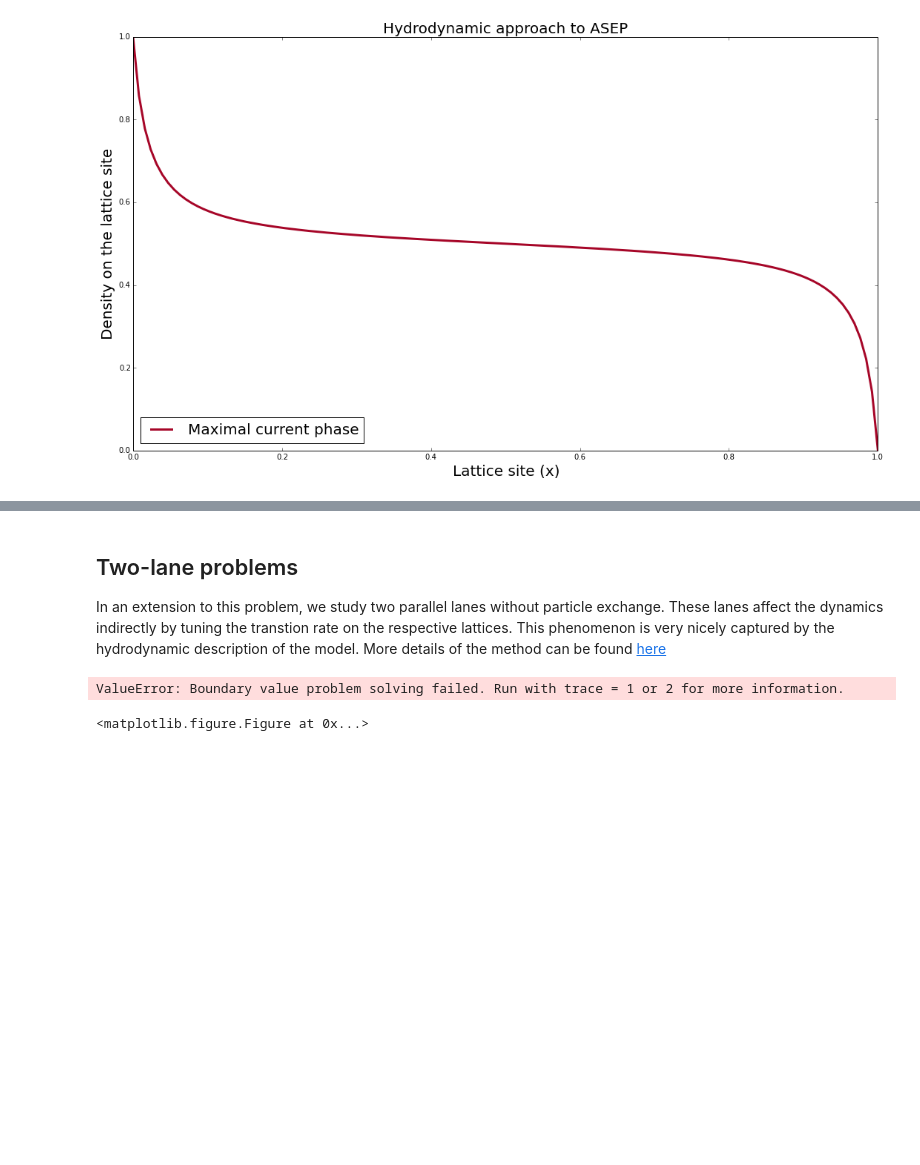
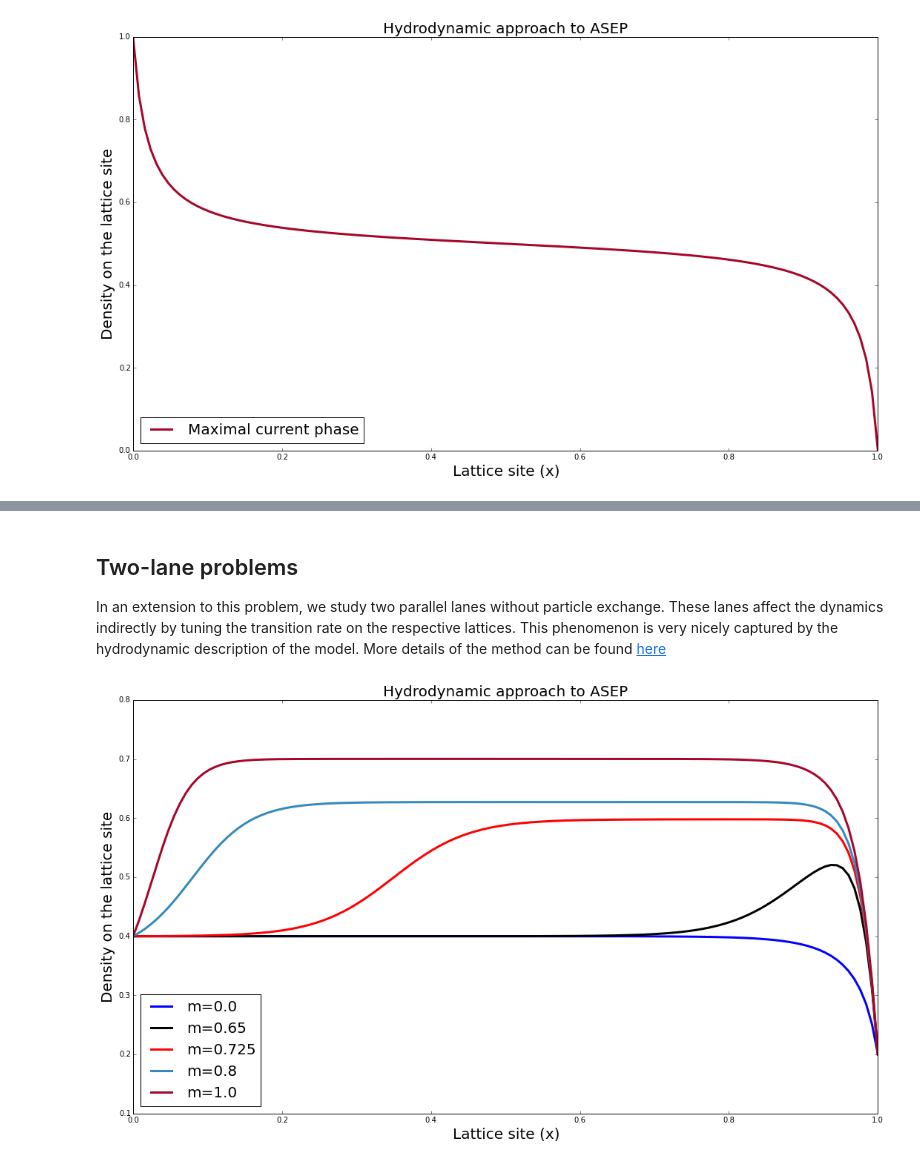
Before and after one commit to rajeshrinet/compPhy, a Jupyter notebook: codes/IPythonNotebooks/asep.ipynb, the cells around one changed output, grey strips where cells are left out. Cells and saved outputs as stored; diff of their text form; code cells hidden in the pictures; blank space fills up the shorter version.

```diff
--- a/codes/IPythonNotebooks/asep.ipynb
+++ b/codes/IPythonNotebooks/asep.ipynb
@@ -129,7 +133,7 @@ def ASEP(a, b, N, b1, b2, epi, col):
 
 
 ## define parameters
-a, b, N = 0.0, 1.0, 128                         # this defines the domain
+a, b, N = 0.0, 1, 128                         # this defines the domain
 epi   = 100                                     # singularity parameters
 b1, b2  = 1, .8                              # BC on lattice 1
 m1 = np.array([0.0])
@@ -210,7 +220,7 @@ ASEP(a, b, N, b1, b2, epi, col[0])
 # %% [markdown]
 ## Two-lane problems
 
-In an extension to this problem, we study two parallel lanes without particle exchange. These lanes affect the dynamics indirectly by tuning the transtion rate on the respective lattices. This phenomenon is very nicely captured by the hydrodynamic description of the model. More details of the method can be found [here](http://arxiv.org/pdf/1208.4916.pdf)
+In an extension to this problem, we study two parallel lanes without particle exchange. These lanes affect the dynamics indirectly by tuning the transition rate on the respective lattices. This phenomenon is very nicely captured by the hydrodynamic description of the model. More details of the method can be found [here](http://arxiv.org/pdf/1208.4916.pdf)
 # %%
 # Solution of y1'' = f(x) and y2''(x)=g(x) over the domain (a, b)
 # We have the boundary condition y1(a), y1(b), y2(a), y2(b)
@@ -250,10 +260,10 @@ def ASEP(a, b, N, b1, b2, b3, b4, epi, m, i, col):
     def guess_y (X):
         '''This is the guess to the answer one expects. A wise guess can help the integrator immensely!'''
         return np.array([
-                              0.8*np.cos(X*np.pi),
+                              0.3*np.cos(X*np.pi),
                               0.7*np.cos(X*np.pi)  ,
-                              0.2*np.cos(X*np.pi),
-                              0.2*np.cos(X*np.pi)  ,
+                              0.01*np.cos(X*np.pi),
+                              0.01*np.cos(X*np.pi)  ,
                               ])
 
     problem_definition = scikits.bvp_solver.ProblemDefinition(num_ODE = 4,
@@ -266,35 +276,34 @@ def ASEP(a, b, N, b1, b2, b3, b4, epi, m, i, col):
     solution = scikits.bvp_solver.solve(bvp_problem = problem_definition,
                                 solution_guess = guess_y)
 
 
     x = np.linspace(a, b, N)   # define the domain of solution
     y = solution(x)            # solve the DE and store in y
     #Simulation completed!
 
     #Plotting business
     plt.plot(x, y[0,:],'-', color=col, linewidth=3, alpha=1, label='m=%s'%(m))
     plt.legend(loc="lower left", fontsize=20)
     plt.xlabel("Lattice site (x)", fontsize=20)
     plt.ylabel("Density on the lattice site", fontsize=20)
-    plt.title("Hydrodynamic approach to ASEP for two-lane systems", fontsize=20)
+    plt.title("Hydrodynamic approach to ASEP", fontsize=20)
 ##########
 
 
 ## define parameters
 a, b, N = 0.0, 1.0, 128                         # this defines the domain
 epi   = 100                                     # singularity parameters
-b1, b2  = 0.8, 0.2                              # BC on lattice 1
-b3, b4  = 0.2, 0.8                             # BC on lattice 2
+b1, b2  = 0.4, 0.2                              # BC on lattice 1
+b3, b4  = 0.01, 0.8                             # BC on lattice 2
 m1 = np.array([0.0, 0.65,  0.725, 0.8, 1])
 
 
 f = plt.figure(num=None, figsize=(18, 10), dpi=80, facecolor='w', edgecolor='k')
 col = np.array(["blue", "black", "red", "#348ABD", "#A60628"])
 i = 0
 for i in range(5):
     ASEP(a, b, N, b1, b2, b3, b4, epi, m1[i], i, col[i])
 
 plt.show()
 # %% [output]
-ValueError: Boundary value problem solving failed. Run with trace = 1 or 2 for more information.
-<matplotlib.figure.Figure at 0x...>
+[figure, added]
```
Also changed, not shown: parts of 2 cells of this notebook.
